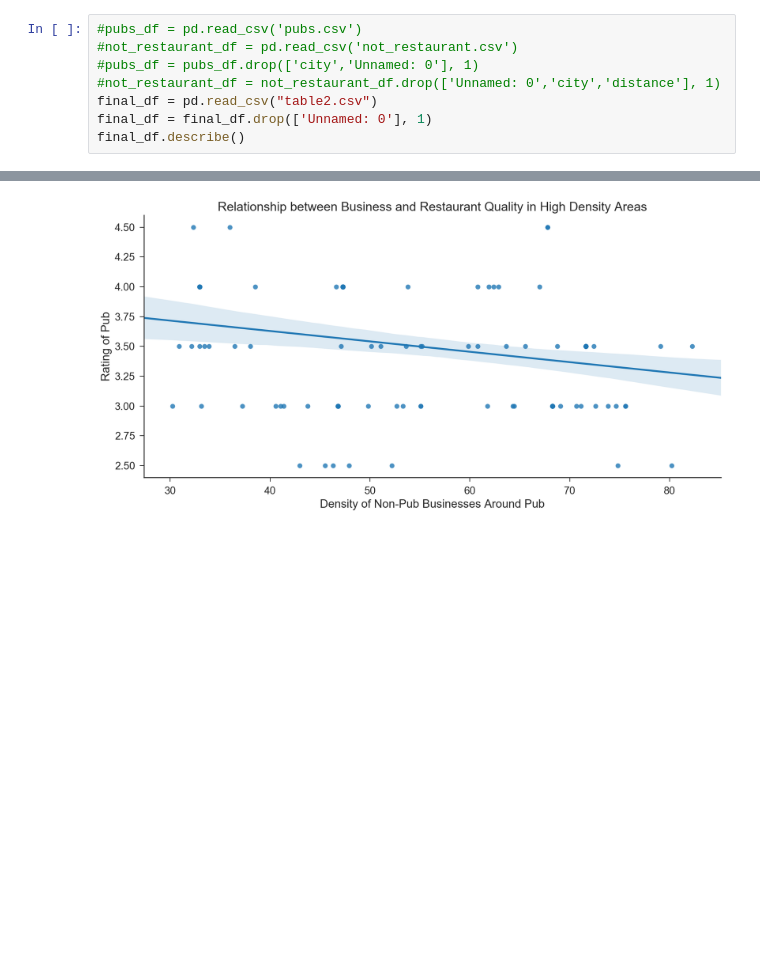
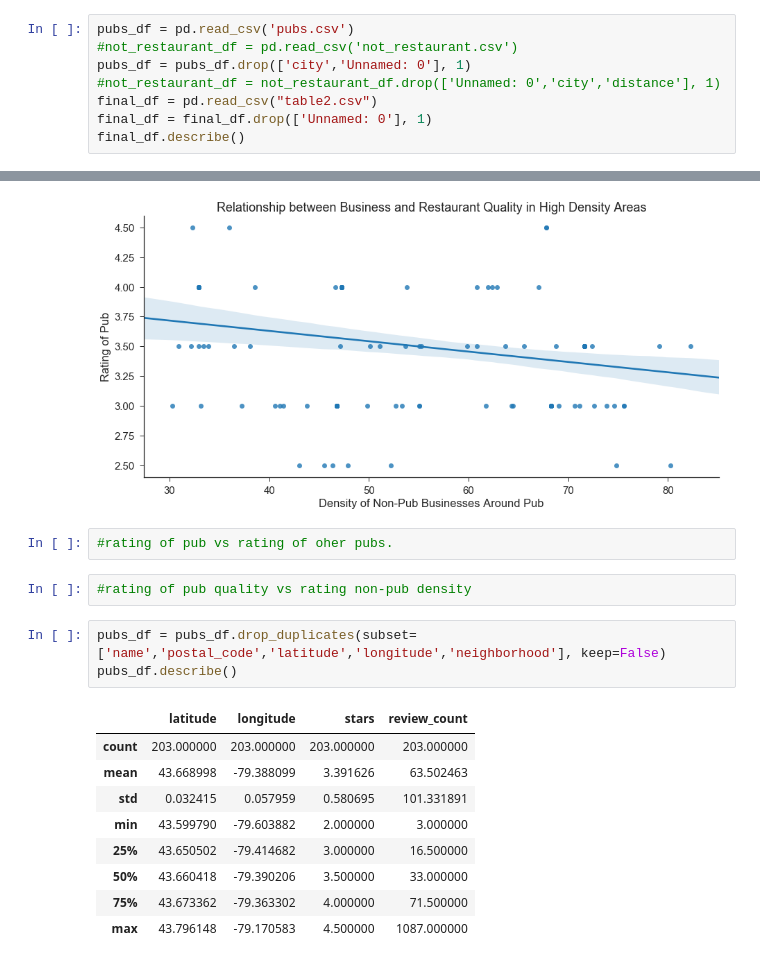
Before and after one commit to shrutirao94/Restaurant-Quality-and-Co-location-in-Toronto, a Jupyter notebook: Yelp_analysis_5.ipynb, the cells around one changed output, grey strips where cells are left out. Cells and saved outputs as stored; diff of their text form; blank space fills up the shorter version.

Commit message:
Added code to calculate ratings between pubs in Toronto

```diff
--- a/Yelp_analysis_5.ipynb
+++ b/Yelp_analysis_5.ipynb
@@ -18,7 +14,7 @@ InteractiveShell.ast_node_interactivity = "all"
 # %%
-#pubs_df = pd.read_csv('pubs.csv')
+pubs_df = pd.read_csv('pubs.csv')
 #not_restaurant_df = pd.read_csv('not_restaurant.csv')
-#pubs_df = pubs_df.drop(['city','Unnamed: 0'], 1)
+pubs_df = pubs_df.drop(['city','Unnamed: 0'], 1)
 #not_restaurant_df = not_restaurant_df.drop(['Unnamed: 0','city','distance'], 1)
 final_df = pd.read_csv("table2.csv")
 final_df = final_df.drop(['Unnamed: 0'], 1)
@@ -109,3 +105,20 @@ plt.ylabel('Rating of Pub')
 <matplotlib.text.Text at 0x...>
 <matplotlib.text.Text at 0x...>
 [figure]
+# %%
+#rating of pub vs rating of oher pubs.
+# %%
+#rating of pub quality vs rating non-pub density
+# %%
+pubs_df = pubs_df.drop_duplicates(subset=['name','postal_code','latitude','longitude','neighborhood'], keep=False)
+pubs_df.describe()
+# %% [output]
+|  | latitude | longitude | stars | review_count |
+| count | 203.000000 | 203.000000 | 203.000000 | 203.000000 |
+| mean | 43.668998 | -79.388099 | 3.391626 | 63.502463 |
+| std | 0.032415 | 0.057959 | 0.580695 | 101.331891 |
+| min | 43.599790 | -79.603882 | 2.000000 | 3.000000 |
+| 25% | 43.650502 | -79.414682 | 3.000000 | 16.500000 |
+| 50% | 43.660418 | -79.390206 | 3.500000 | 33.000000 |
+| 75% | 43.673362 | -79.363302 | 4.000000 | 71.500000 |
+| max | 43.796148 | -79.170583 | 4.500000 | 1087.000000 |
```
Also changed, not shown: parts of 4 cells of this notebook.
